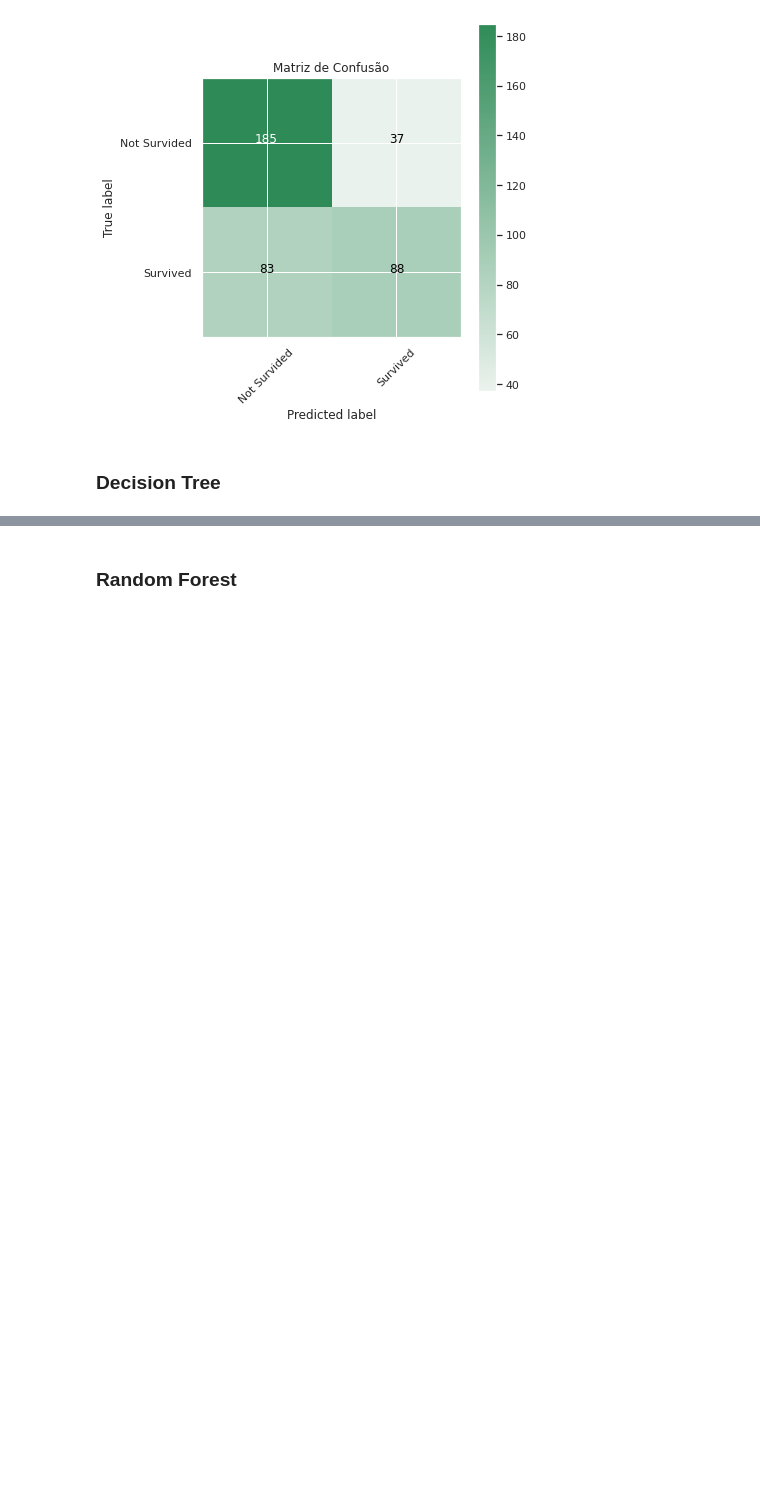
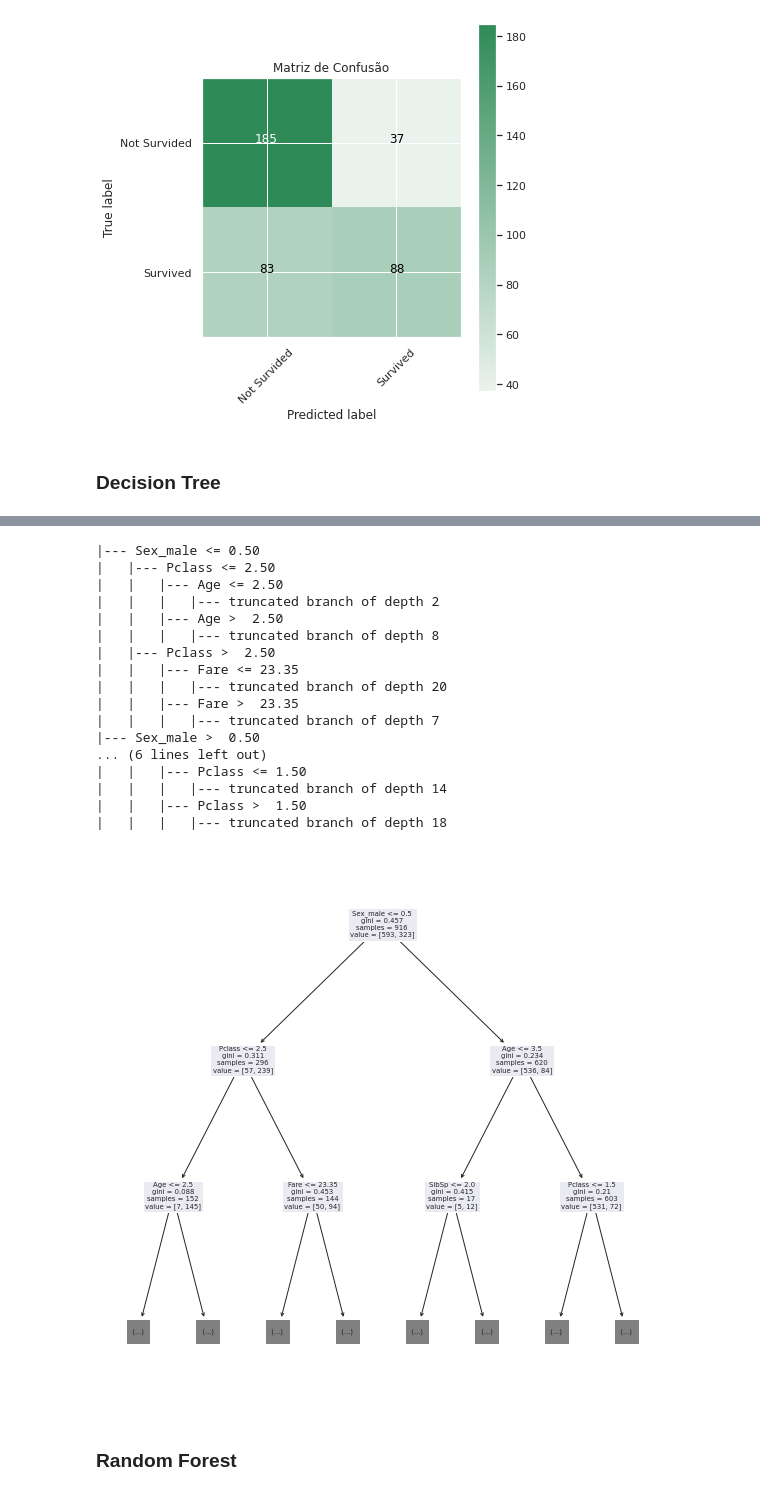
Before and after one commit to GDevigili/machine-learning-coursework, a Jupyter notebook: coursework.ipynb, the cells around one changed output, grey strips where cells are left out. Drawn from its saved outputs; the diff is of its cells as text; code cells hidden in the pictures; blank space fills up the shorter version.

```diff
--- a/coursework.ipynb
+++ b/coursework.ipynb
@@ -855,3 +865,25 @@ f1 Score: 0.856269113149847
+# %%
+print(export_text(tree, feature_names=x_train.columns.to_list(), max_depth=2))
+plot_tree(tree, feature_names=x_train.columns.to_list(), max_depth=2);
+# %% [output]
+|--- Sex_male <= 0.50
+|   |--- Pclass <= 2.50
+|   |   |--- Age <= 2.50
+|   |   |   |--- truncated branch of depth 2
+|   |   |--- Age >  2.50
+|   |   |   |--- truncated branch of depth 8
+|   |--- Pclass >  2.50
+|   |   |--- Fare <= 23.35
+|   |   |   |--- truncated branch of depth 20
+|   |   |--- Fare >  23.35
+|   |   |   |--- truncated branch of depth 7
+|--- Sex_male >  0.50
+... (6 lines left out)
+|   |   |--- Pclass <= 1.50
+|   |   |   |--- truncated branch of depth 14
+|   |   |--- Pclass >  1.50
+|   |   |   |--- truncated branch of depth 18
+[figure, added]
 # %% [markdown]
 ### Random Forest
 # %%
```
Also changed, not shown: parts of 15 cells of this notebook.
